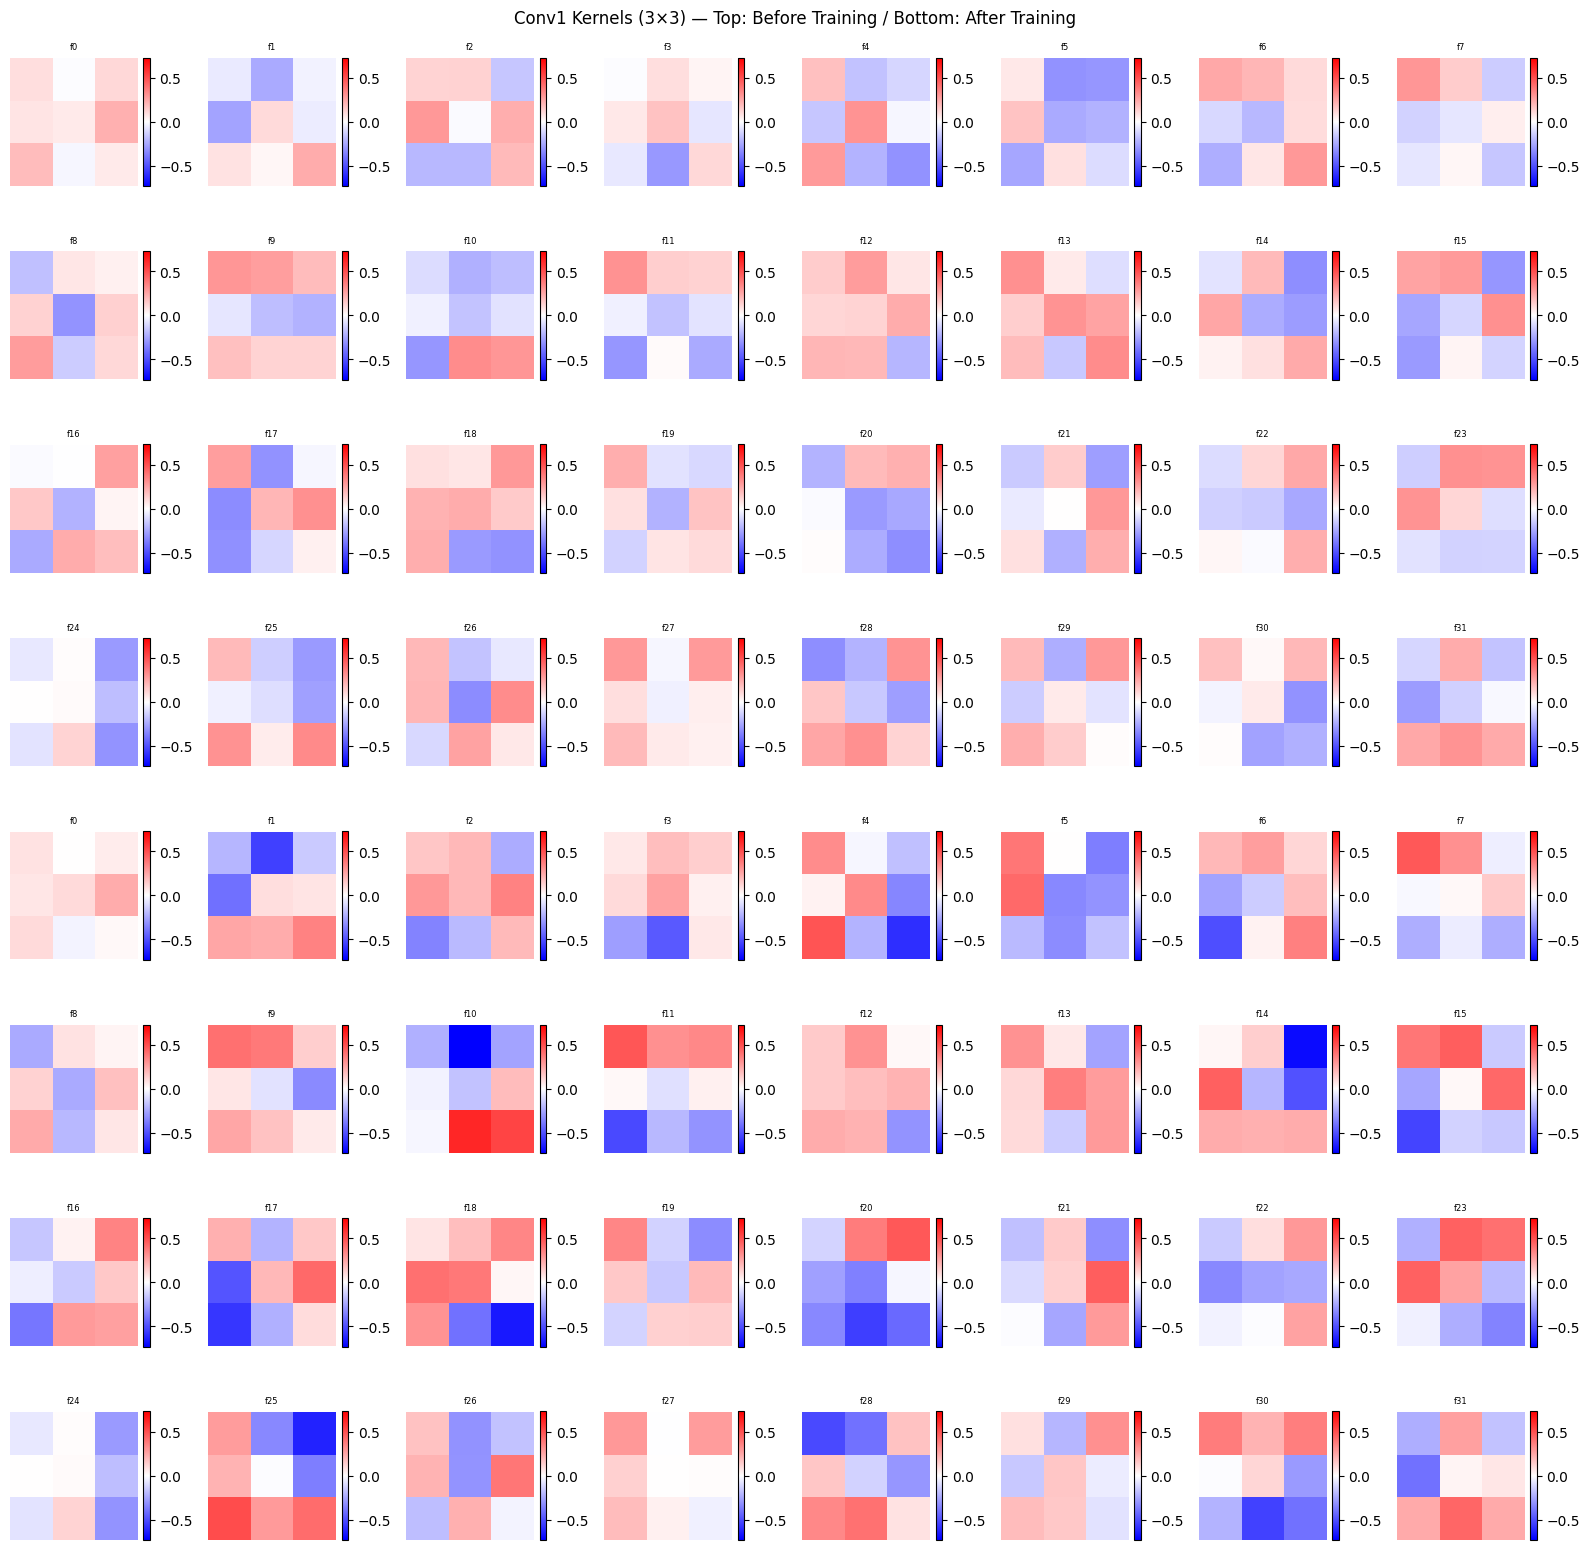
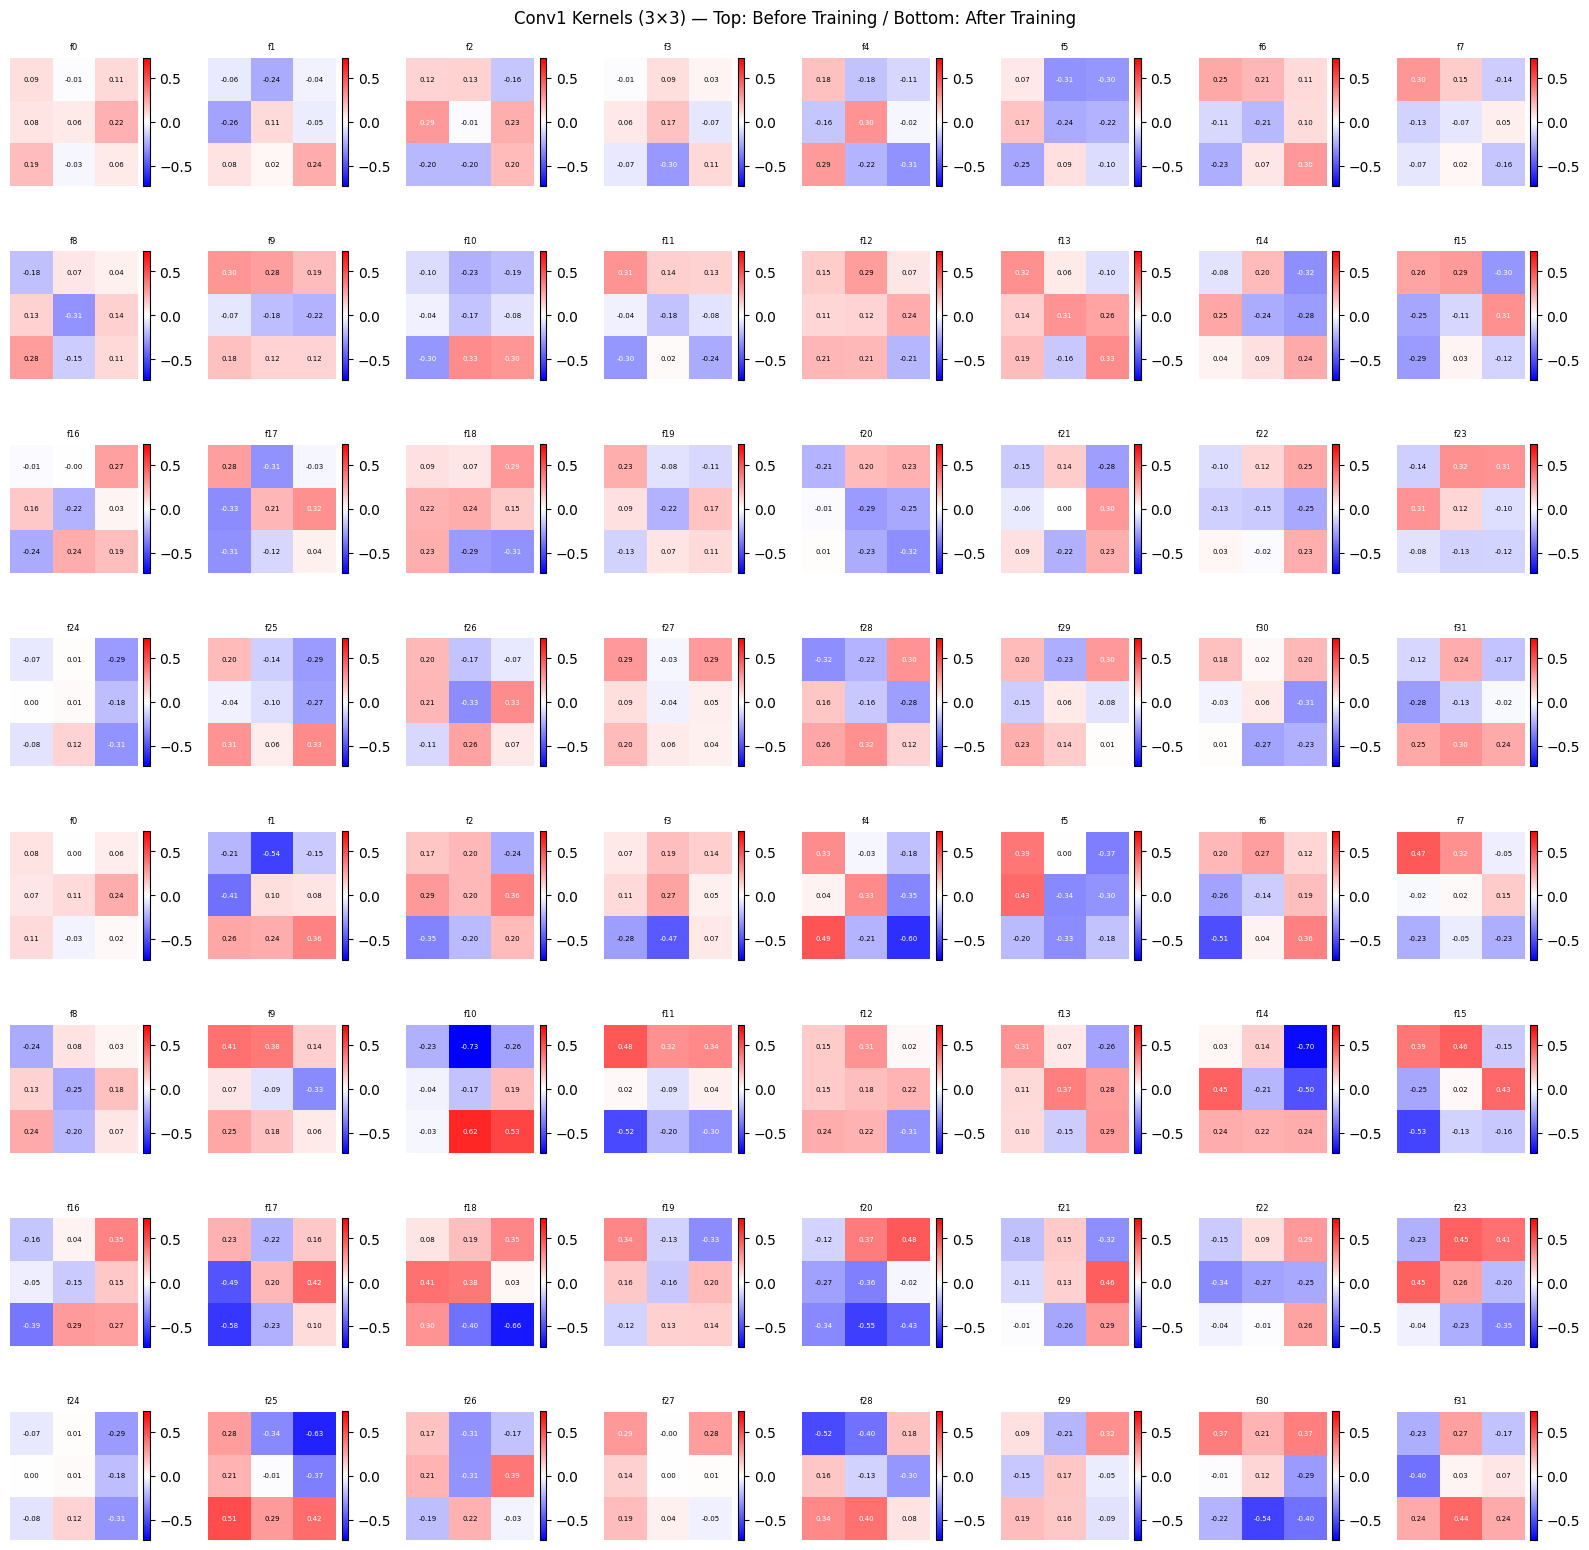
Unified diff of the notebook cell whose output changed from the first chart to the second:
--- before
+++ after
@@ -12,4 +12,9 @@
         im = ax.imshow(k, cmap='bwr', vmin=-vmax, vmax=vmax)
         plt.colorbar(im, ax=ax, fraction=0.046, pad=0.04)
+        for r in range(3):
+            for c in range(3):
+                color = 'white' if abs(k[r, c]) / vmax > 0.4 else 'black'
+                ax.text(c, r, f'{k[r, c]:.2f}', ha='center', va='center',
+                        fontsize=5, color=color)
         ax.set_title(f'f{i}', fontsize=6)
         ax.axis('off')

Commit: Add weight value annotations to Cell 12 kernel visualization